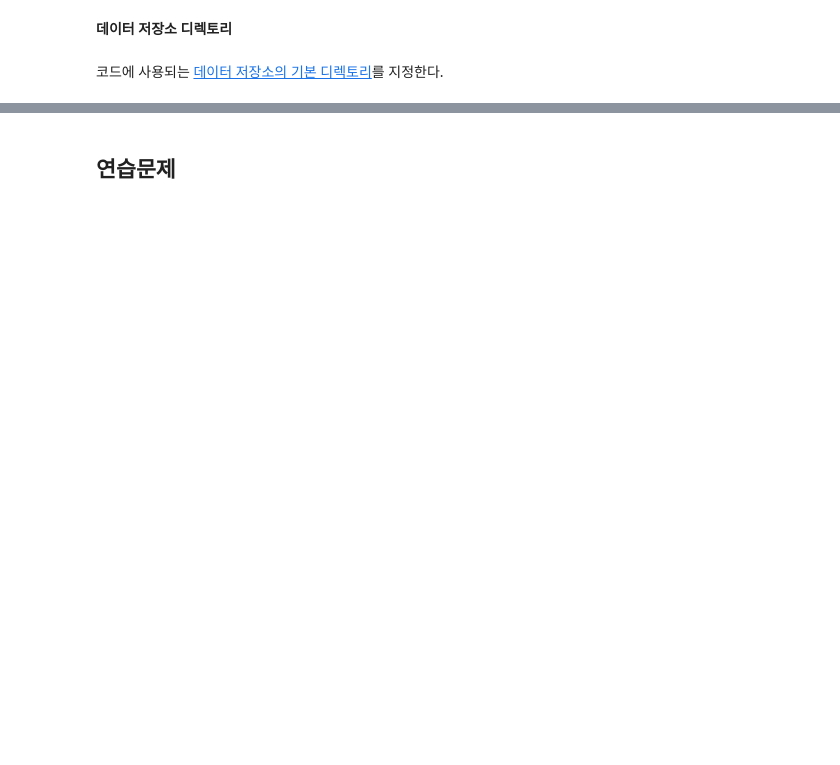
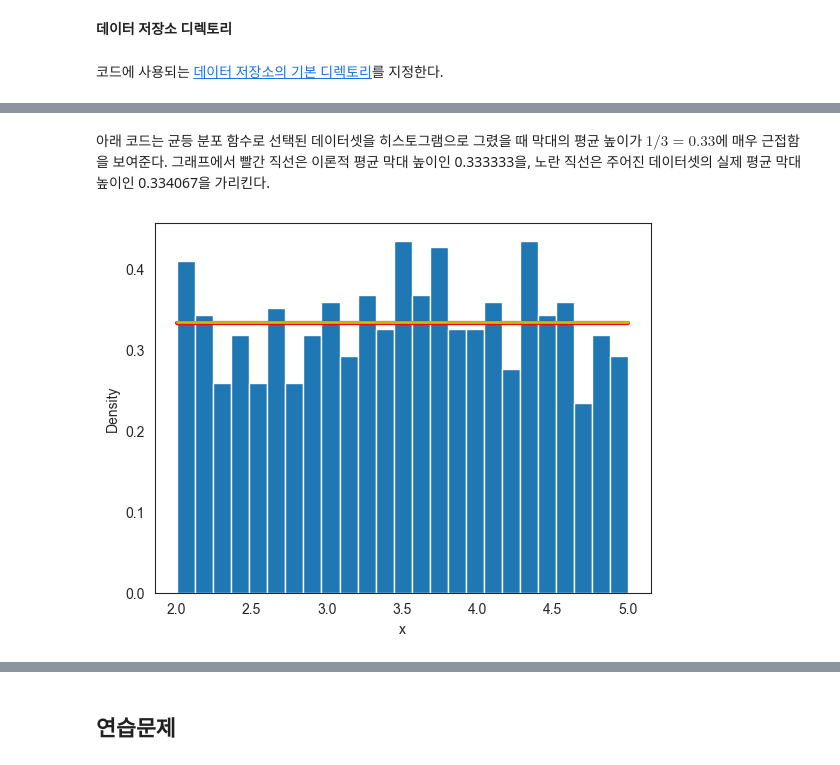
Before and after one commit to codingalzi/DataSci, a Jupyter notebook: _sources/probability_continuous.ipynb, the cells around one changed output, grey strips where cells are left out. Cells and saved outputs as stored; diff of their text form; code cells hidden in the pictures; blank space fills up the shorter version.

```diff
--- a/_sources/probability_continuous.ipynb
+++ b/_sources/probability_continuous.ipynb
@@ -222,0 +479,22 @@ housing['median_income'].mean()
+# %% [markdown]
+아래 코드는 균등 분포 함수로 선택된 데이터셋을 히스토그램으로 그렸을 때
+막대의 평균 높이가 $1/3 = 0.33$에 매우 근접함을 보여준다.
+그래프에서 빨간 직선은 이론적 평균 막대 높이인 0.333333을,
+노란 직선은 주어진 데이터셋의 실제 평균 막대 높이인 0.334067을 가리킨다.
+# %%
+fig, ax = plt.subplots()
+
+dens, bins, _ = ax.hist(uni1000, 25, density=True)
+
+# 이론적 확률 밀도 함수 그래프: y = 1/(5-2) = 0.333333 (빨간 직선)
+ax.plot(bins, np.ones_like(bins)/(5-2), linewidth=3, color='r')
+
+# 실제 평균 밀도: dens.mean() = 0.334067 (노란 직선)
+ax.plot(bins, np.ones_like(bins)*dens.mean(), linewidth=2, color='y')
+
+ax.set_xlabel('x')
+ax.set_ylabel('Density')
+
+plt.show()
+# %% [output]
+[figure, added]
```
Also changed, not shown: parts of 147 cells of this notebook, 48 other files.
